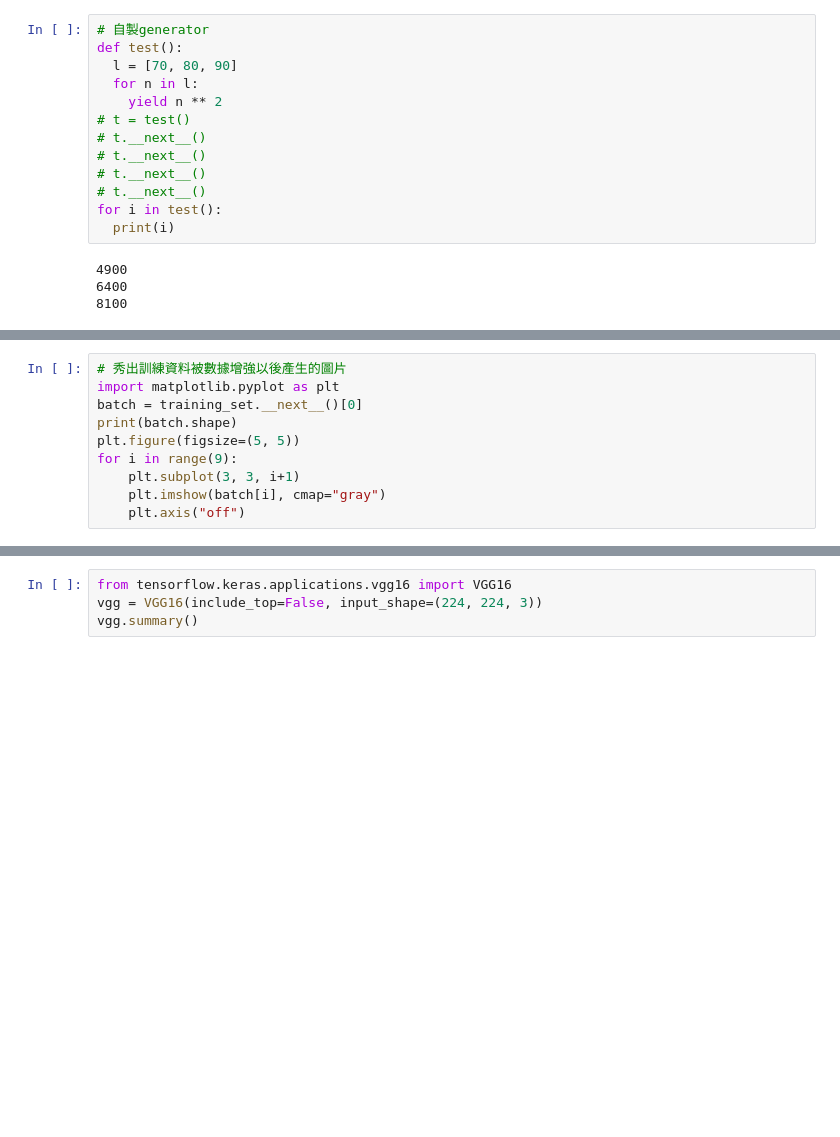
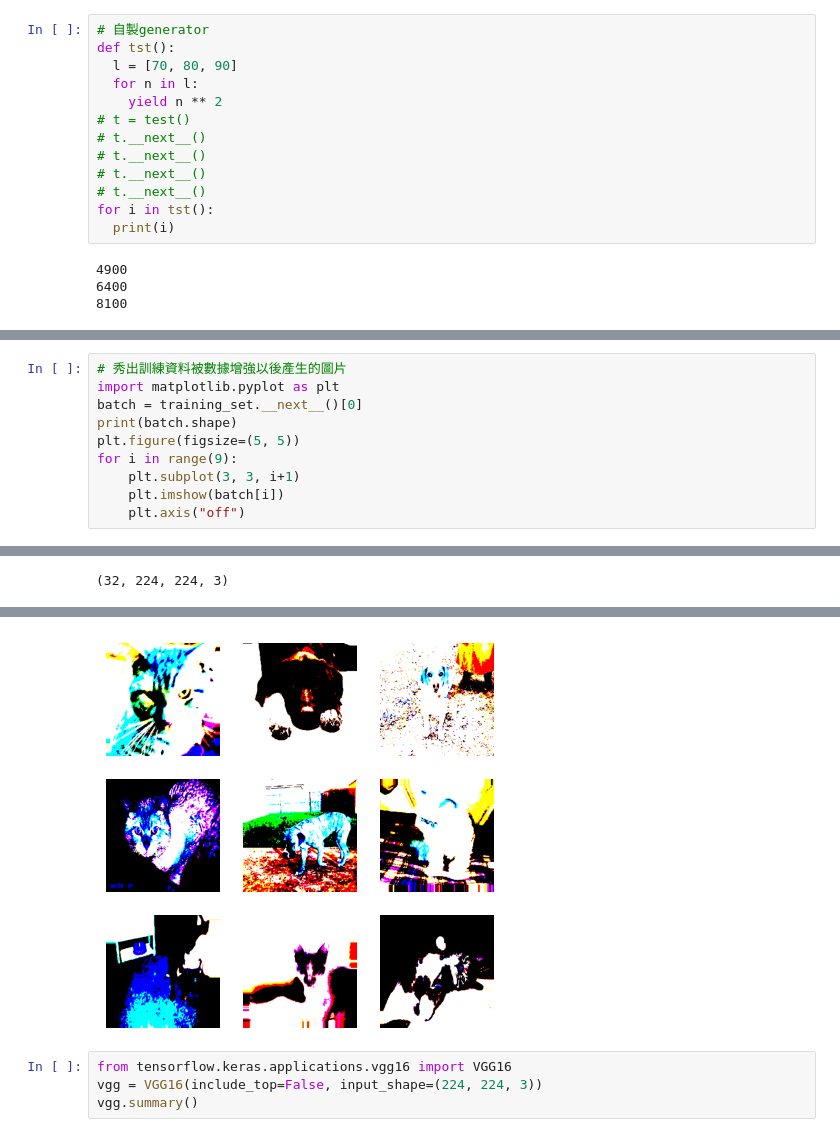
Before and after one commit to EasonChen78/machine_learning, a Jupyter notebook: 20230428_Transfer_Learning.ipynb, the cells around one changed output, grey strips where cells are left out. Cells and saved outputs as stored; diff of their text form; blank space fills up the shorter version.

```diff
--- a/20230428_Transfer_Learning.ipynb
+++ b/20230428_Transfer_Learning.ipynb
@@ -49,7 +49,7 @@ it.__next__()
 2
 # %%
 # 自製generator
-def test():
+def tst():
   l = [70, 80, 90]
   for n in l:
     yield n ** 2
@@ -58,7 +58,7 @@ def test():
 # t.__next__()
 # t.__next__()
 # t.__next__()
-for i in test():
+for i in tst():
   print(i)
 # %% [output]
 4900
@@ -110,5 +130,6 @@ print(batch.shape)
 plt.figure(figsize=(5, 5))
 for i in range(9):
     plt.subplot(3, 3, i+1)
-    plt.imshow(batch[i], cmap="gray")
+    plt.imshow(batch[i])
     plt.axis("off")
+# %% [output]
@@ -114,0 +137 @@ for i in range(9):
+(32, 224, 224, 3)
@@ -115,3 +146,4 @@ for i in range(9):
+[figure, added]
 # %%
 from tensorflow.keras.applications.vgg16 import VGG16
 vgg = VGG16(include_top=False, input_shape=(224, 224, 3))
```
Also changed, not shown: parts of 3 cells of this notebook.
